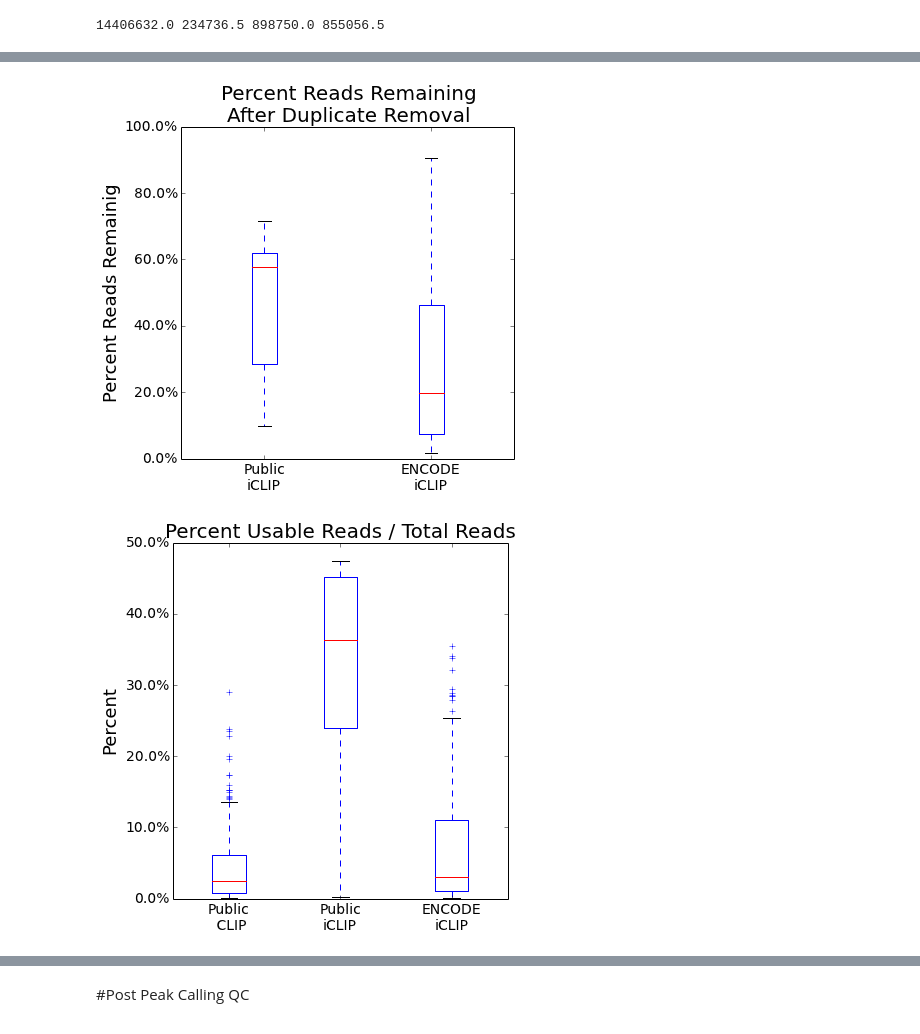
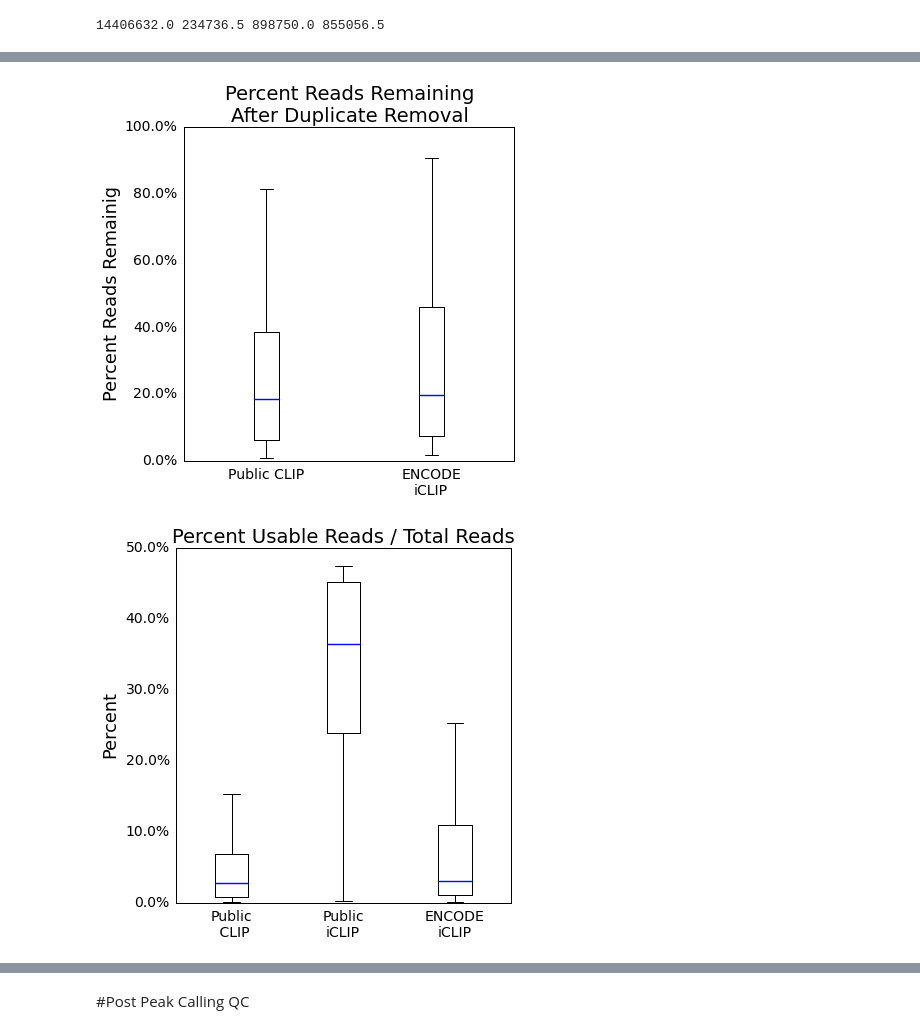
Before and after one commit to gpratt/iPython_Notebook, a Jupyter notebook: public_clip.ipynb, the cells around one changed output, grey strips where cells are left out. Drawn from its saved outputs; the diff is of its cells as text; code cells hidden in the pictures.

```diff
--- a/public_clip.ipynb
+++ b/public_clip.ipynb
@@ -53,10 +95,10 @@ true_iclips = iclip_df[["IMP" in idx.split(".")[1] for idx in iclip_df.index]]
 # %%
 with Figure(os.path.join(img_path, "usable_reads_boxplot.svg"), figsize=(7,5)) as fig:
     ax = fig.add_subplot(111)
-    ax.boxplot([encode_df['N_uniq map reads'].apply(lambda x: x.replace(",", "")).astype(int),
-               clip_df['Usable Reads'].dropna(),
-               public_iclip_df['Usable Reads'],
-               true_iclips['Usable Reads'],
+    ax.boxplot([encode_df['N_uniq map reads'].apply(lambda x: x.replace(",", "")).astype(int).values,
+               clip_df['Usable Reads'].dropna().values,
+               #public_iclip_df['Usable Reads'].values,
+               true_iclips['Usable Reads'].values,
 
                ])
     y_format = tkr.FuncFormatter(commas)  # make formatter
@@ -64,5 +106,8 @@ with Figure(os.path.join(img_path, "usable_reads_boxplot.svg"), figsize=(7,5)) a
     ax.set_title("Average Number of Usable Reads")
     ax.set_ylabel("Usable Reads")
 
-    ax.set_xticklabels(["ENCODE\nChIP", "Public\nCLIP", "Public\niCLIP", "ENCODE\niCLIP"])
+    ax.set_xticklabels(["ENCODE\nChIP",
+                        "Public\nCLIP",
+                        #"Public\niCLIP",
+                        "ENCODE\niCLIP"])
 # %% [output]
@@ -84,8 +149,9 @@ print median(true_iclips['Usable Reads'])
 # %%
 with Figure(os.path.join(img_path, "percent_reads_remaining.svg"), figsize=(6,6)) as fig:
     ax = fig.add_subplot(111)
-    ax.boxplot([public_iclip_df['Usable Reads'].astype(float) / public_iclip_df['Uniquely mapped reads number'].astype(float),
-                true_iclips['Usable Reads'].astype(float) / true_iclips['Uniquely mapped reads number'].astype(float),
+    ax.boxplot([(clip_df['Usable Reads'].dropna().astype(float) / clip_df['Uniquely mapped reads number'].dropna().astype(float)).values,
+                 #public_iclip_df['Usable Reads'].astype(float) / public_iclip_df['Uniquely mapped reads number'].astype(float)).values,
+                (true_iclips['Usable Reads'].astype(float) / true_iclips['Uniquely mapped reads number'].astype(float)).values,
                 ])
 
     y_format = tkr.FuncFormatter(percent)  # make formatter
@@ -93,19 +159,21 @@ with Figure(os.path.join(img_path, "percent_reads_remaining.svg"), figsize=(6,6)
     ax.set_title("Percent Reads Remaining\nAfter Duplicate Removal")
     ax.set_ylabel("Percent Reads Remainig")
 
-    ax.set_xticklabels(["Public\niCLIP", "ENCODE\niCLIP"])
+    ax.set_xticklabels(["Public CLIP",
+                        #"Public\niCLIP",
+                        "ENCODE\niCLIP"])
 # %% [output]
-[figure, old version]
+[figure, new version]
 # %%
 with Figure(os.path.join(img_path, "percent_of_total.svg"), figsize=(6,6)) as fig:
     ax = fig.add_subplot(111)
-    ax.boxplot([clip_df['Usable Reads'] / clip_df['Processed reads'],
-               public_iclip_df['Usable Reads'] / public_iclip_df['Processed reads'],
-               iclip_df['Usable Reads'] / iclip_df['Processed reads']])
+    ax.boxplot([(clip_df['Usable Reads'] / clip_df['Processed reads']).values,
+                (public_iclip_df['Usable Reads'] / public_iclip_df['Processed reads']).values,
+                (iclip_df['Usable Reads'] / iclip_df['Processed reads']).values])
     ax.set_title("Percent Usable Reads / Total Reads")
     y_format = tkr.FuncFormatter(percent)  # make formatter
     ax.yaxis.set_major_formatter(y_format)
     ax.set_ylabel("Percent")
     ax.set_xticklabels(["Public\n CLIP", "Public\niCLIP", "ENCODE\niCLIP"])
 # %% [output]
-[figure, old version]
+[figure, new version]
```
Also changed, not shown: parts of 12 cells of this notebook, 5 other files.
